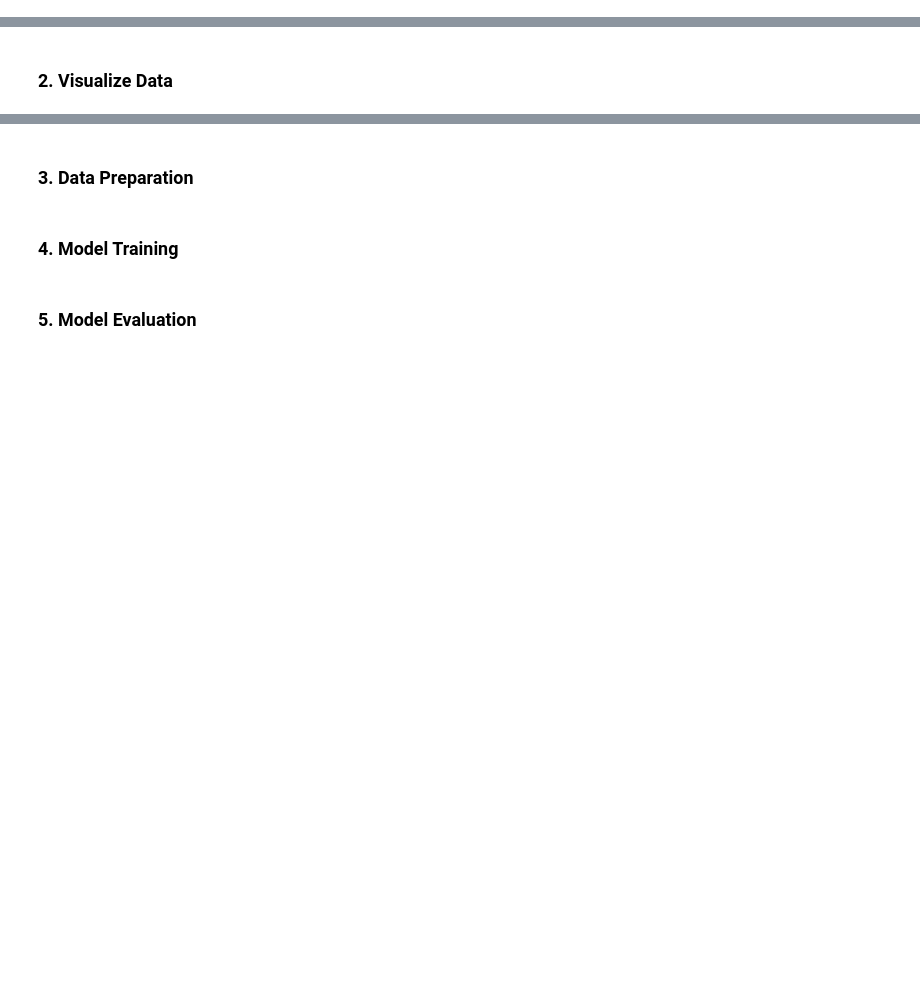
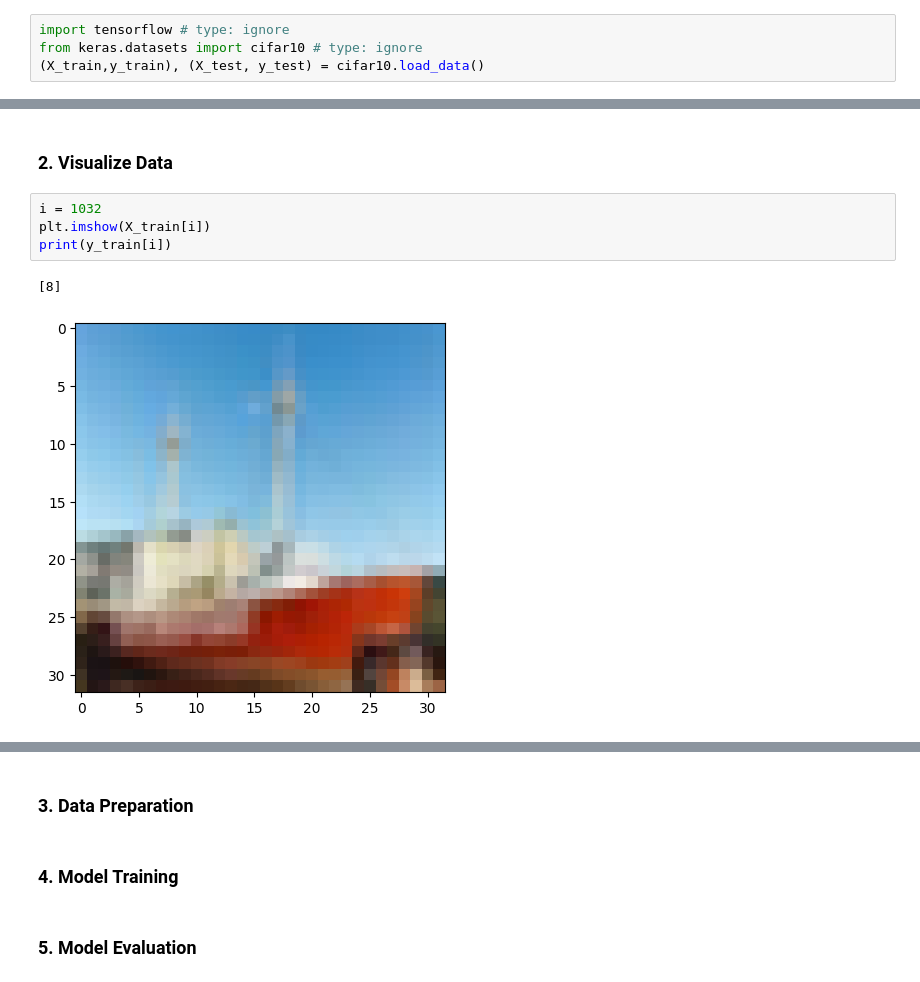
Before and after one commit to ahpmatias/cnn-images-classification, a Jupyter notebook: CiFAR-10 Images Classification Using CNNs.ipynb, the cells around one changed output, grey strips where cells are left out. Cells and saved outputs as stored; diff of their text form; blank space fills up the shorter version.

Commit message:
Load CIFAR data, visualize random sample.

```diff
--- a/CiFAR-10 Images Classification Using CNNs.ipynb
+++ b/CiFAR-10 Images Classification Using CNNs.ipynb
@@ -33,0 +36,4 @@ import seaborn
+# %%
+import tensorflow # type: ignore
+from keras.datasets import cifar10 # type: ignore
+(X_train,y_train), (X_test, y_test) = cifar10.load_data()
@@ -34,2 +52,9 @@ import seaborn
 # %% [markdown]
 ### 2. Visualize Data
+# %%
+i = 1032
+plt.imshow(X_train[i])
+print(y_train[i])
+# %% [output]
+[8]
+[figure, added]
```
Also changed, not shown: parts of 7 cells of this notebook.
